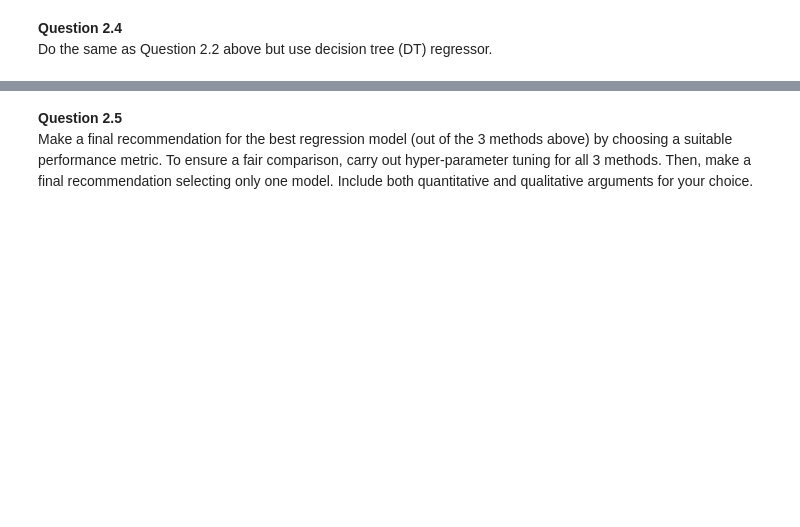
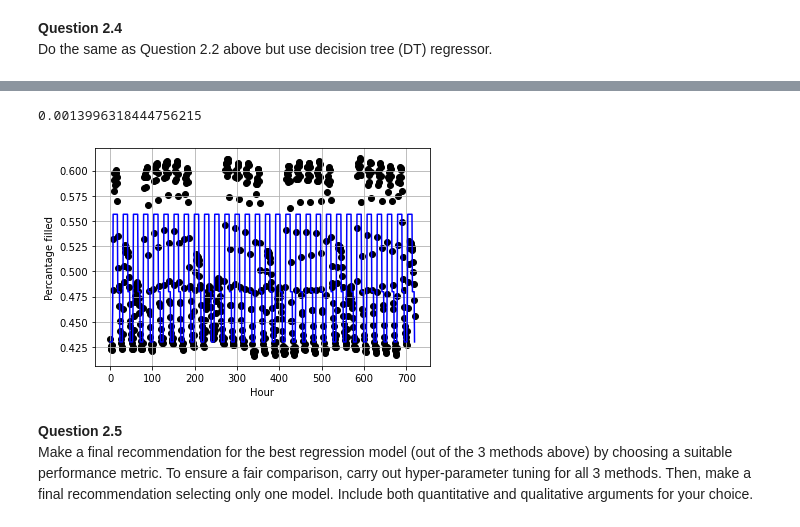
Before and after one commit to EthanWong2212/EE4211_Proj, a Jupyter notebook: part2_test.ipynb, the cells around one changed output, grey strips where cells are left out. Saved outputs shown, nothing was run; the diff lists cells and outputs as text; code cells hidden in the pictures; blank space fills up the shorter version.

```diff
--- a/part2_test.ipynb
+++ b/part2_test.ipynb
@@ -351,3 +322,17 @@ ValueError: setting an array element with a sequence.
+# %%
+predicted = regressor.predict(np.asarray(test_x).reshape(-1, 2))
+print(mean_squared_error(train_y, predicted))
+
+plt.plot([x for x in range(len(predicted))], predicted, color="blue") # predicted
+# plt.plot(x_grid, predicted, color="blue", linewidth=3)
+plt.scatter([y for y in range(len(train_y))], train_y, color="black") #actual
+plt.grid(True)
+plt.xlabel("Hour")
+plt.ylabel("Percantage filled")
+plt.show()
+# %% [output]
+0.0013996318444756215
+[figure, added]
 # %%
 # import export_graphviz
 from sklearn.tree import export_graphviz
```
Also changed, not shown: parts of 2 cells of this notebook.
